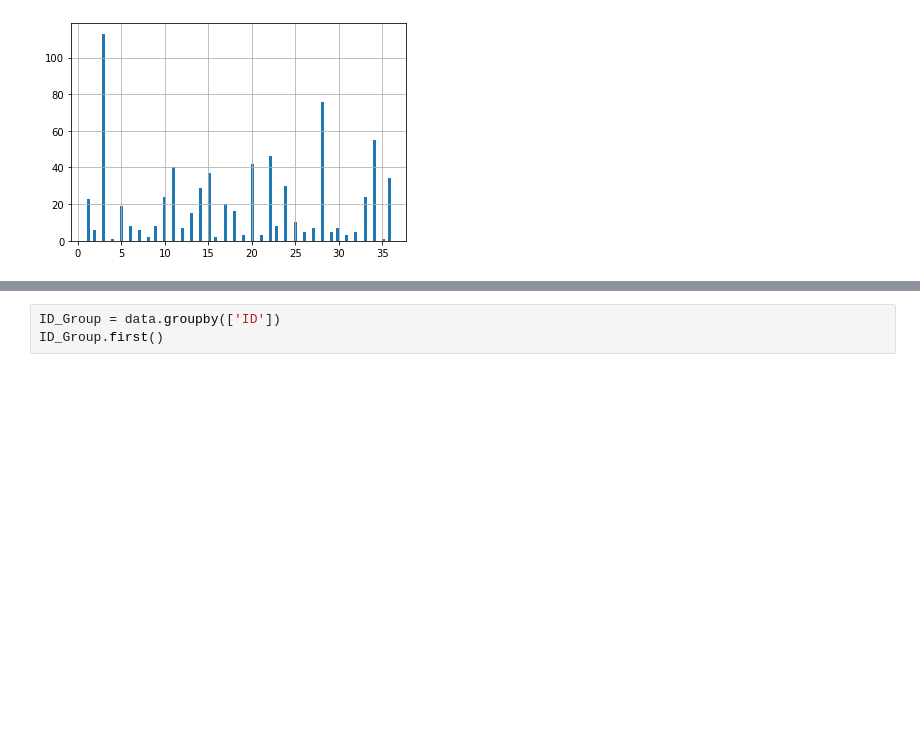
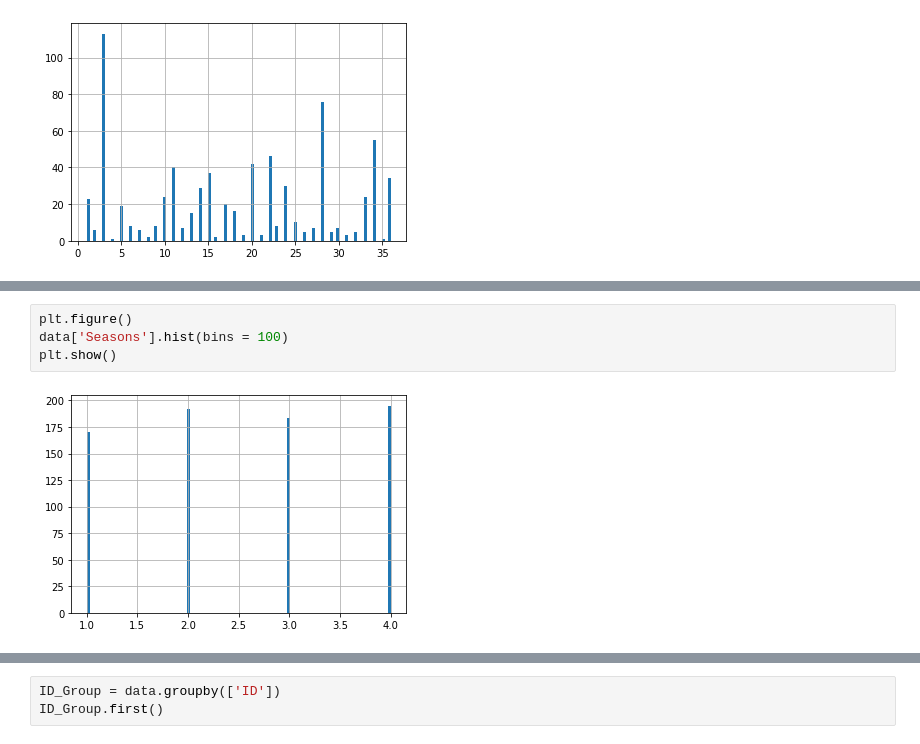
Before and after one commit to aryanpandey/Cascade-Cup-2020, a Jupyter notebook: Round-3/Absenteeism-EDA.ipynb, the cells around one changed output, grey strips where cells are left out. Cells and saved outputs as stored; diff of their text form; blank space fills up the shorter version.

```diff
--- a/Round-3/Absenteeism-EDA.ipynb
+++ b/Round-3/Absenteeism-EDA.ipynb
@@ -28,0 +59,6 @@ plt.show()
+# %%
+plt.figure()
+data['Seasons'].hist(bins = 100)
+plt.show()
+# %% [output]
+[figure, added]
```
Also changed, not shown: parts of 40 cells of this notebook.
